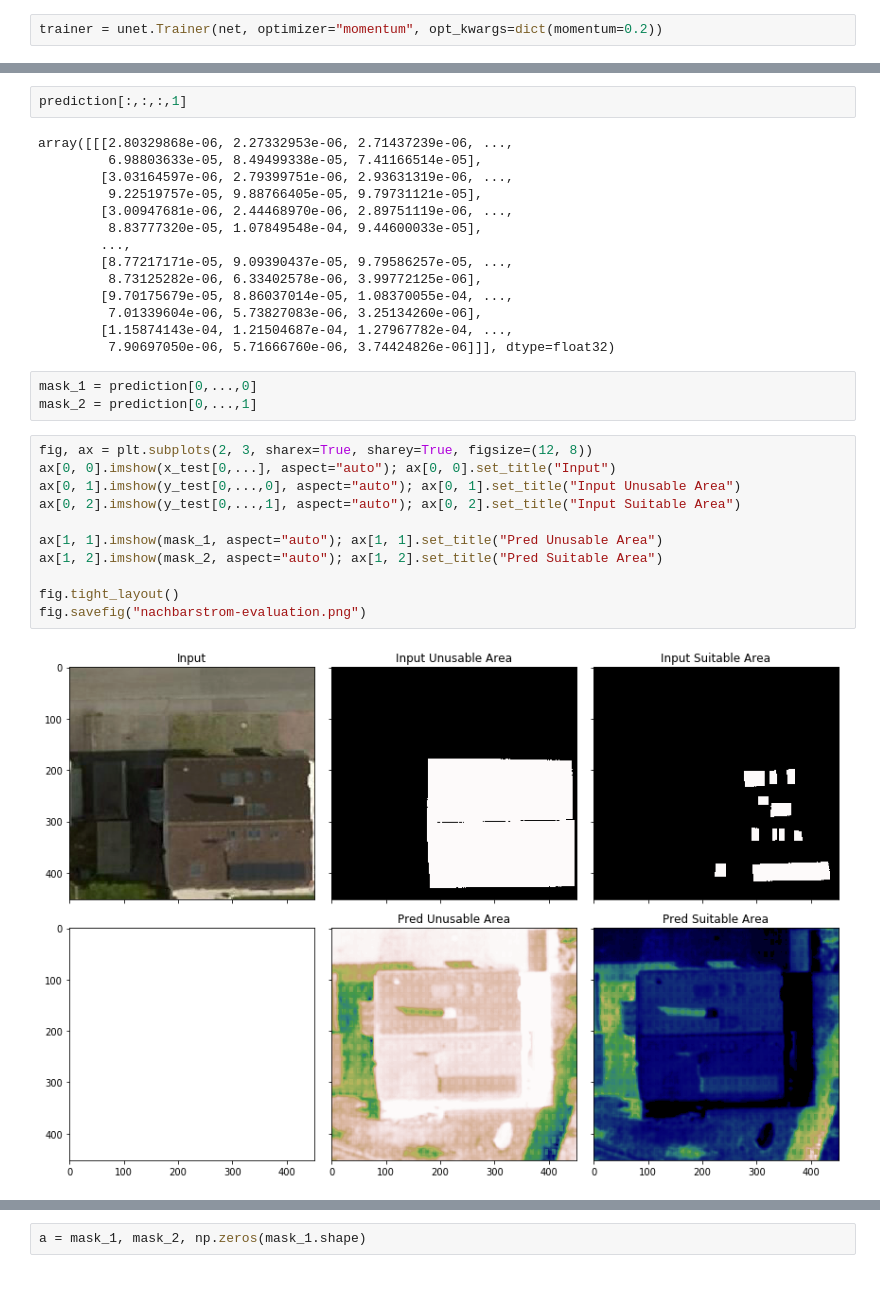
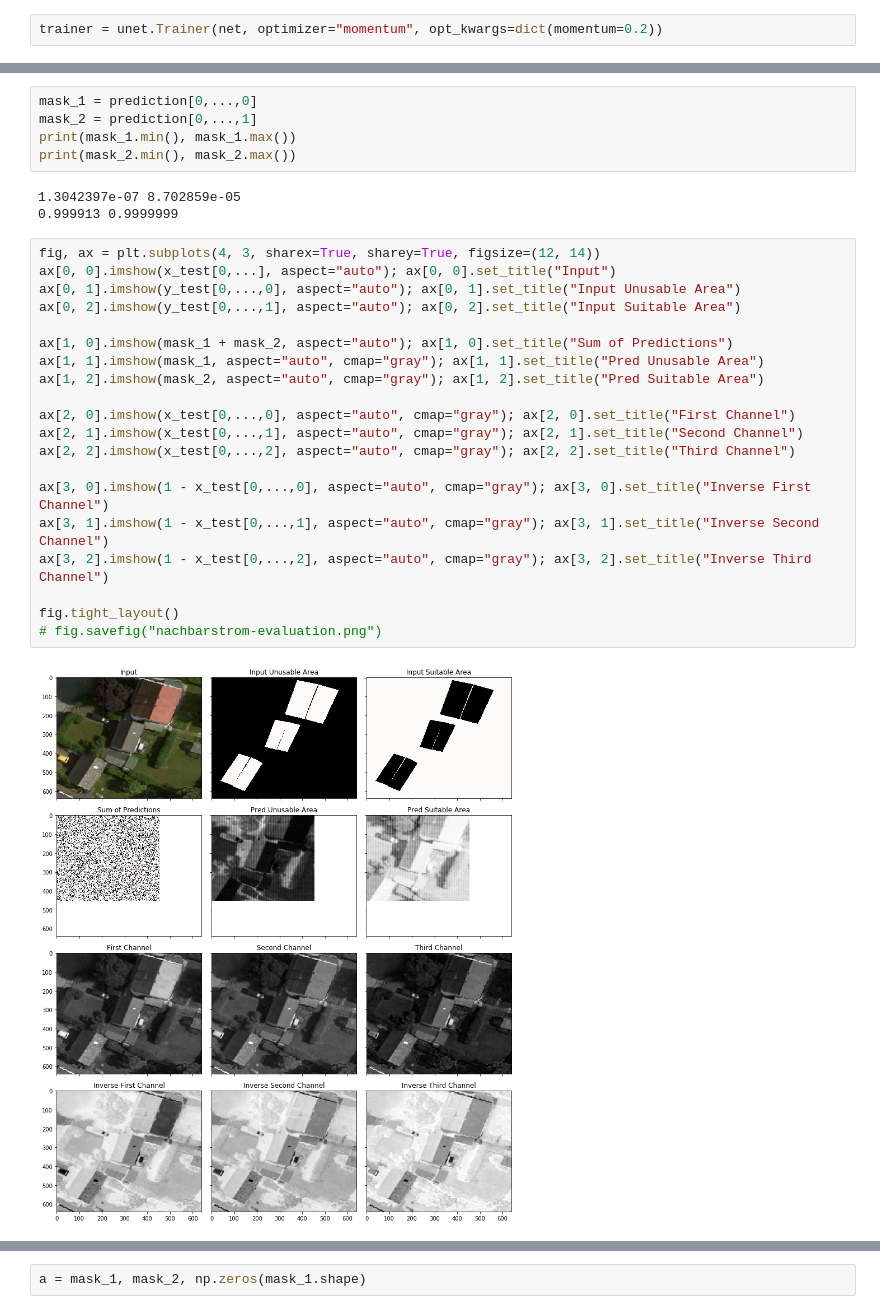
Before and after one commit to NachbarStrom/python-nachbarstrom-dl-unet, a Jupyter notebook: demo/nachbarstrom_unet.ipynb, the cells around one changed output, grey strips where cells are left out. Saved outputs shown, nothing was run; the diff lists cells and outputs as text; blank space fills up the shorter version.

```diff
--- a/demo/nachbarstrom_unet.ipynb
+++ b/demo/nachbarstrom_unet.ipynb
@@ -63,32 +63,30 @@ INFO:tensorflow:Restoring parameters from ./unet_trained/model.ckpt
-# %%
-prediction[:,:,:,1]
-# %% [output]
-array([[[2.80329868e-06, 2.27332953e-06, 2.71437239e-06, ...,
-         6.98803633e-05, 8.49499338e-05, 7.41166514e-05],
-        [3.03164597e-06, 2.79399751e-06, 2.93631319e-06, ...,
-         9.22519757e-05, 9.88766405e-05, 9.79731121e-05],
-        [3.00947681e-06, 2.44468970e-06, 2.89751119e-06, ...,
-         8.83777320e-05, 1.07849548e-04, 9.44600033e-05],
-        ...,
-        [8.77217171e-05, 9.09390437e-05, 9.79586257e-05, ...,
-         8.73125282e-06, 6.33402578e-06, 3.99772125e-06],
-        [9.70175679e-05, 8.86037014e-05, 1.08370055e-04, ...,
-         7.01339604e-06, 5.73827083e-06, 3.25134260e-06],
-        [1.15874143e-04, 1.21504687e-04, 1.27967782e-04, ...,
-         7.90697050e-06, 5.71666760e-06, 3.74424826e-06]]], dtype=float32)
 # %%
 mask_1 = prediction[0,...,0]
 mask_2 = prediction[0,...,1]
+print(mask_1.min(), mask_1.max())
+print(mask_2.min(), mask_2.max())
+# %% [output]
+1.3042397e-07 8.702859e-05
+0.999913 0.9999999
 # %%
-fig, ax = plt.subplots(2, 3, sharex=True, sharey=True, figsize=(12, 8))
+fig, ax = plt.subplots(4, 3, sharex=True, sharey=True, figsize=(12, 14))
 ax[0, 0].imshow(x_test[0,...], aspect="auto"); ax[0, 0].set_title("Input")
 ax[0, 1].imshow(y_test[0,...,0], aspect="auto"); ax[0, 1].set_title("Input Unusable Area")
 ax[0, 2].imshow(y_test[0,...,1], aspect="auto"); ax[0, 2].set_title("Input Suitable Area")
 
-ax[1, 1].imshow(mask_1, aspect="auto"); ax[1, 1].set_title("Pred Unusable Area")
-ax[1, 2].imshow(mask_2, aspect="auto"); ax[1, 2].set_title("Pred Suitable Area")
+ax[1, 0].imshow(mask_1 + mask_2, aspect="auto"); ax[1, 0].set_title("Sum of Predictions")
+ax[1, 1].imshow(mask_1, aspect="auto", cmap="gray"); ax[1, 1].set_title("Pred Unusable Area")
+ax[1, 2].imshow(mask_2, aspect="auto", cmap="gray"); ax[1, 2].set_title("Pred Suitable Area")
+
+ax[2, 0].imshow(x_test[0,...,0], aspect="auto", cmap="gray"); ax[2, 0].set_title("First Channel")
+ax[2, 1].imshow(x_test[0,...,1], aspect="auto", cmap="gray"); ax[2, 1].set_title("Second Channel")
+ax[2, 2].imshow(x_test[0,...,2], aspect="auto", cmap="gray"); ax[2, 2].set_title("Third Channel")
+
+ax[3, 0].imshow(1 - x_test[0,...,0], aspect="auto", cmap="gray"); ax[3, 0].set_title("Inverse First Channel")
+ax[3, 1].imshow(1 - x_test[0,...,1], aspect="auto", cmap="gray"); ax[3, 1].set_title("Inverse Second Channel")
+ax[3, 2].imshow(1 - x_test[0,...,2], aspect="auto", cmap="gray"); ax[3, 2].set_title("Inverse Third Channel")
 
 fig.tight_layout()
-fig.savefig("nachbarstrom-evaluation.png")
+# fig.savefig("nachbarstrom-evaluation.png")
 # %% [output]
-[figure, old version]
+[figure, new version]
```
Also changed, not shown: parts of 12 cells of this notebook, 2 other files.
